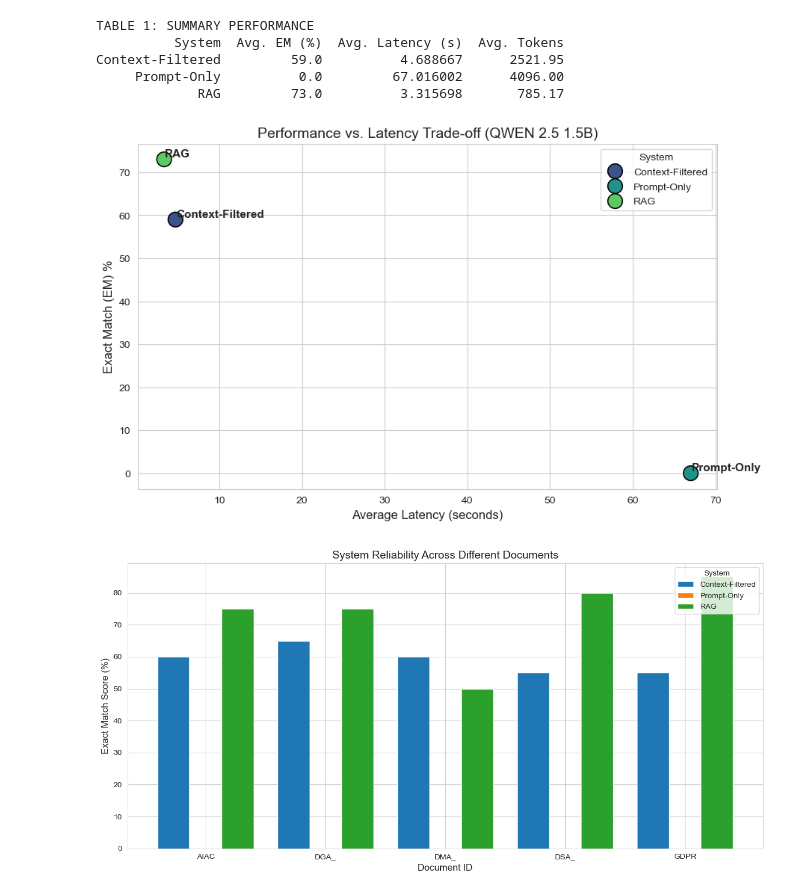
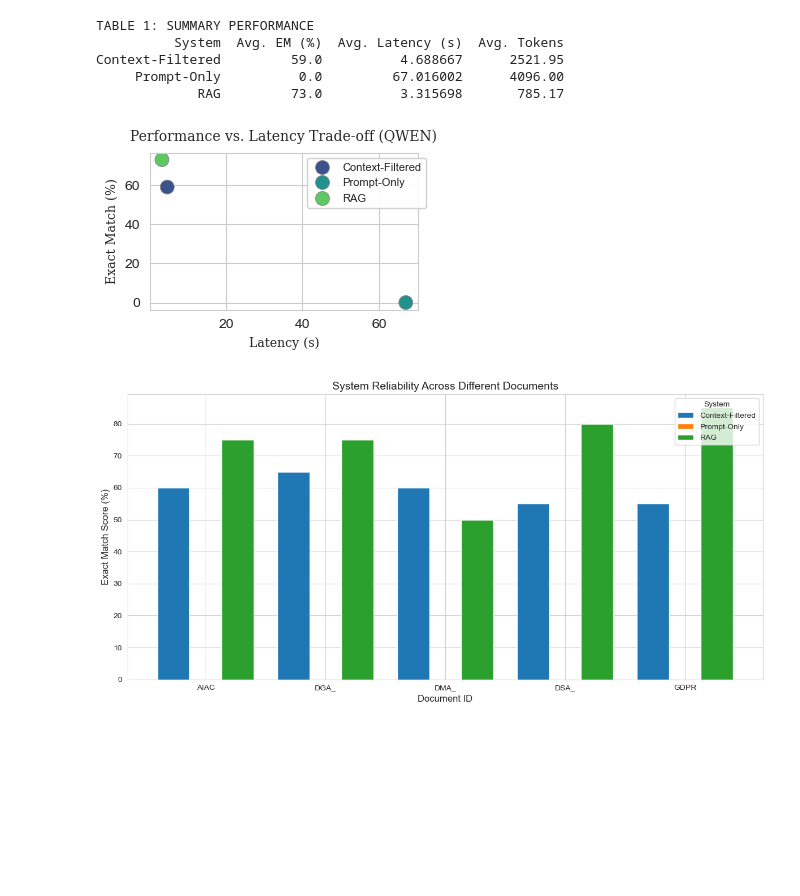
Before and after one commit to geraltbss/Cost-Latency-Tradeoff-in-LLM-Based-System-Prompting-RAG-and-Context-Optimization, a Jupyter notebook: Codes/comparising_q.ipynb, the cells around one changed output. Drawn from its saved outputs; the diff is of its cells as text; code cells hidden in the pictures; blank space fills up the shorter version.

Commit message:
Changes to graphs

```diff
--- a/Codes/comparising_q.ipynb
+++ b/Codes/comparising_q.ipynb
@@ -45,35 +45,29 @@ Context-Filtered         59.0          4.688667      2521.95
      Prompt-Only          0.0         67.016002      4096.00
              RAG         73.0          3.315698       785.17
 # %%
-plt.figure(figsize=(10, 6))
+plt.figure(figsize=(3.5, 2.5))
 sns.set_style("whitegrid")
 
 # Create the scatter plot
 scatter = sns.scatterplot(
     data=summary,
     x='Avg. Latency (s)',
     y='Avg. EM (%)',
     hue='System',
-    s=200,
+    s=100,
     palette='viridis',
-    edgecolor='black'
+    edgecolor='gray',
+    linewidth=0.5
 )
 
-# Label the points
-for i in range(summary.shape[0]):
-    plt.text(
-        summary['Avg. Latency (s)'][i] + 0.1,
-        summary['Avg. EM (%)'][i] + 0.5,
-        summary['System'][i],
-        fontsize=11, fontweight='bold'
-    )
-
-plt.title('Performance vs. Latency Trade-off (QWEN 2.5 1.5B)', fontsize=14)
-plt.ylabel('Exact Match (EM) %', fontsize=12)
-plt.xlabel('Average Latency (seconds)', fontsize=12)
-plt.savefig('latency_accuracy_tradeoff_qwen.png', dpi=300)
+plt.title('Performance vs. Latency Trade-off (QWEN)', fontsize=10, family='serif', pad=8)
+plt.ylabel('Exact Match (%)', fontsize=9, family='serif')
+plt.xlabel('Latency (s)', fontsize=9, family='serif')
+plt.legend(fontsize=8,  bbox_to_anchor=(1.05, 1), frameon=True, framealpha=0.9)
+plt.tight_layout()
+plt.savefig('latency_accuracy_tradeoff_qwen.png', dpi=600, bbox_inches='tight')
 # %% [output]
-[figure, old version]
+[figure, new version]
 # %%
 if 'qa_id' in df.columns:
     plt.figure(figsize=(12, 6))
```
Also changed, not shown: 3 other files.
